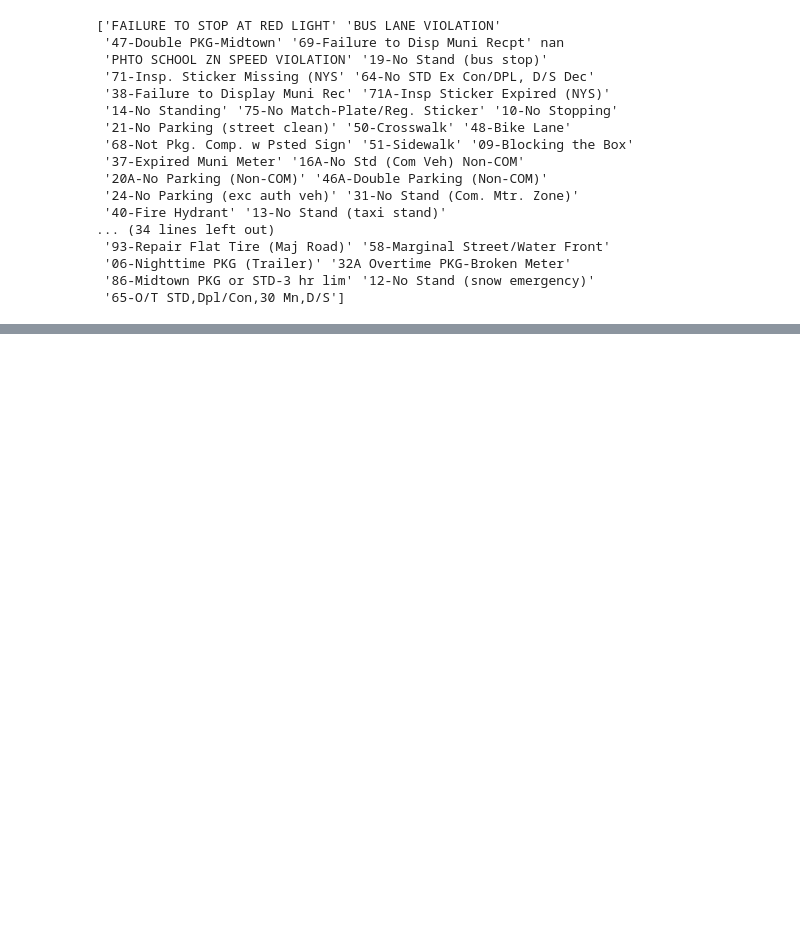
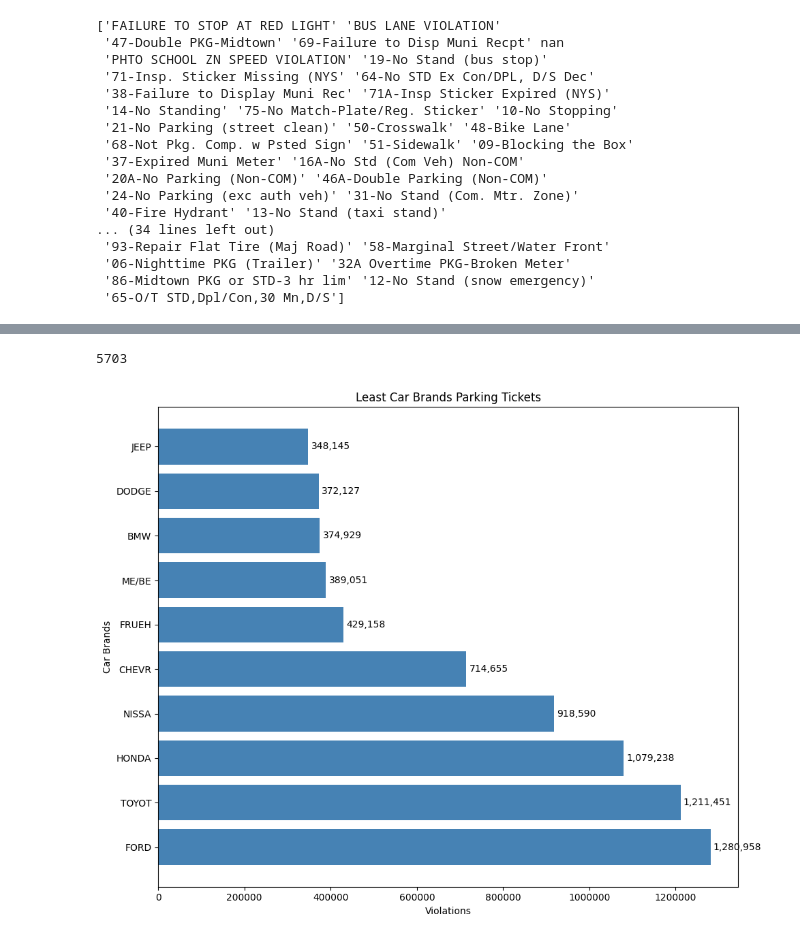
Before and after one commit to Ichsan4Fa/NYC-Parking-Tickets-Analysis, a Jupyter notebook: nyc-parking-tickets.ipynb, the cells around one changed output, grey strips where cells are left out. Saved outputs shown, nothing was run; the diff lists cells and outputs as text; code cells hidden in the pictures; blank space fills up the shorter version.

Commit message:
Kaggle Notebook | NYC-Parking-Tickets | Version 6

```diff
--- a/nyc-parking-tickets.ipynb
+++ b/nyc-parking-tickets.ipynb
@@ -212,0 +221,30 @@ plt.show()
+# %%
+brands = df_2017['Vehicle Make'].unique()
+print(len(brands))
+# %% [output]
+5703
+# %%
+# Bar plot for Vehicle Make
+top10_least_tickets_by_VehicleMake = (
+    df_2017['Vehicle Make']
+    .value_counts()
+    .head(10)
+    .sort_values(ascending=False)
+)
+
+x = top10_least_tickets_by_VehicleMake.index
+y = top10_least_tickets_by_VehicleMake.values
+
+plt.figure(figsize = (10,8))
+bars = plt.barh(x,y,color='steelblue')
+plt.title("Least Car Brands Parking Tickets")
+plt.ylabel("Car Brands")
+plt.xlabel("Violations")
+plt.bar_label(bars, labels=[f"{v:,}" for v in top10_least_tickets_by_VehicleMake.values], padding=3)
+
+plt.ticklabel_format(style='plain', axis='x')
+plt.tight_layout()
+
+plt.show()
+# %% [output]
+[figure, added]
```
Also changed, not shown: parts of 7 cells of this notebook.
